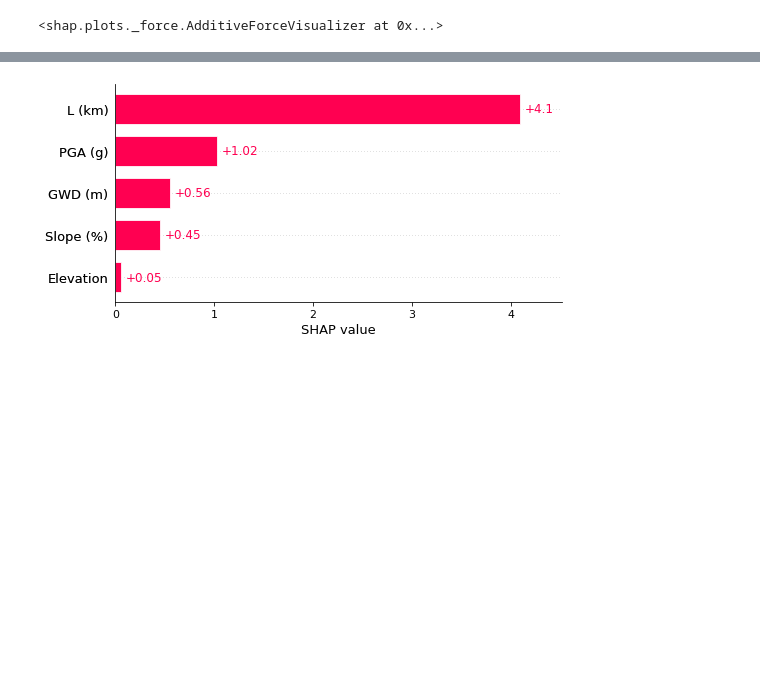
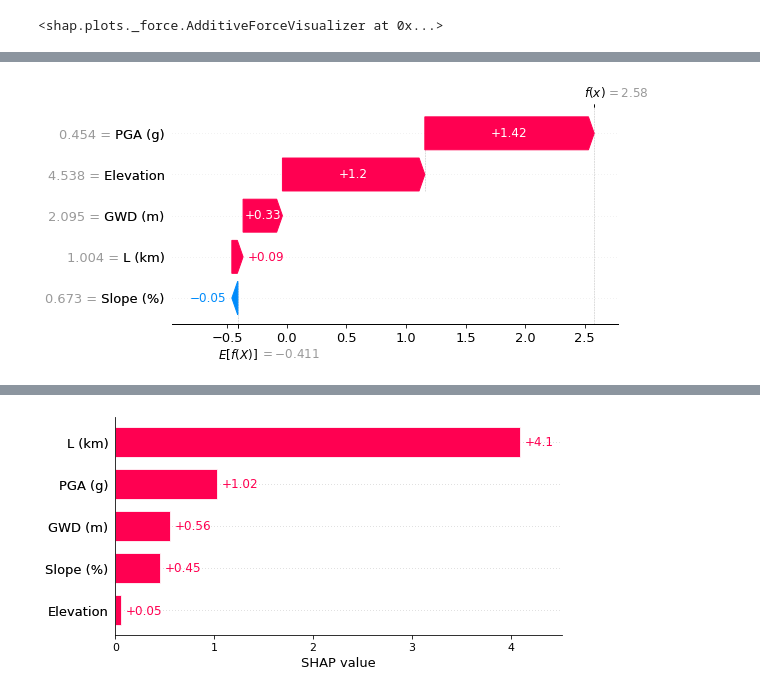
Before and after one commit to geoelements/xai-lateral-spreading, a Jupyter notebook: xgboost-classifier.ipynb, the cells around one changed output, grey strips where cells are left out. Cells and saved outputs as stored; diff of their text form; code cells hidden in the pictures; blank space fills up the shorter version.

```diff
--- a/xgboost-classifier.ipynb
+++ b/xgboost-classifier.ipynb
@@ -88,0 +144,5 @@ shap.plots.force(shap_values[2])
+# %%
+#  High elevation and flat slope values
+shap.plots.waterfall(test_shap_values[89])
+# %% [output]
+[figure, added]
```
Also changed, not shown: parts of 14 cells of this notebook.
